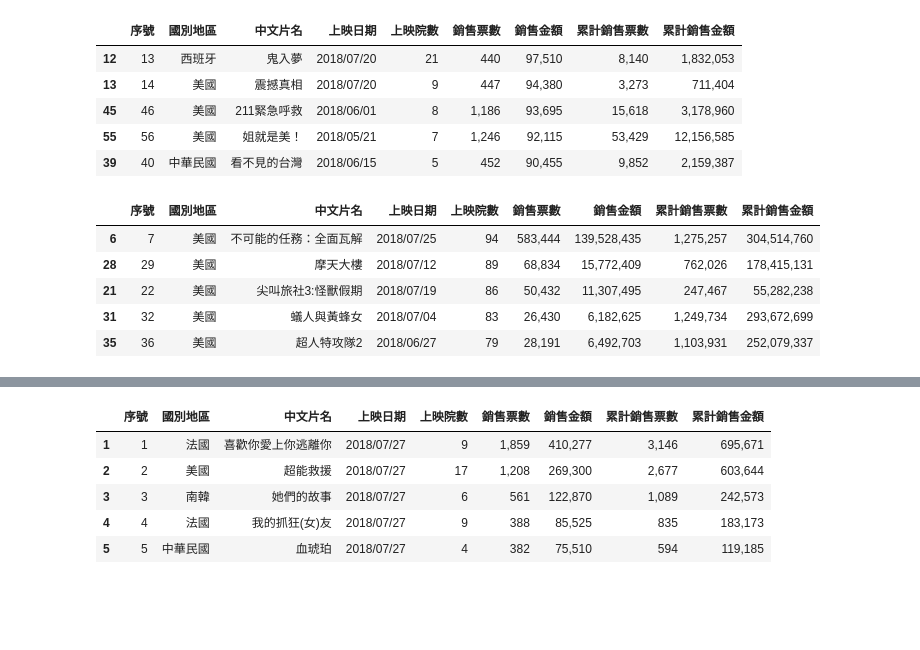
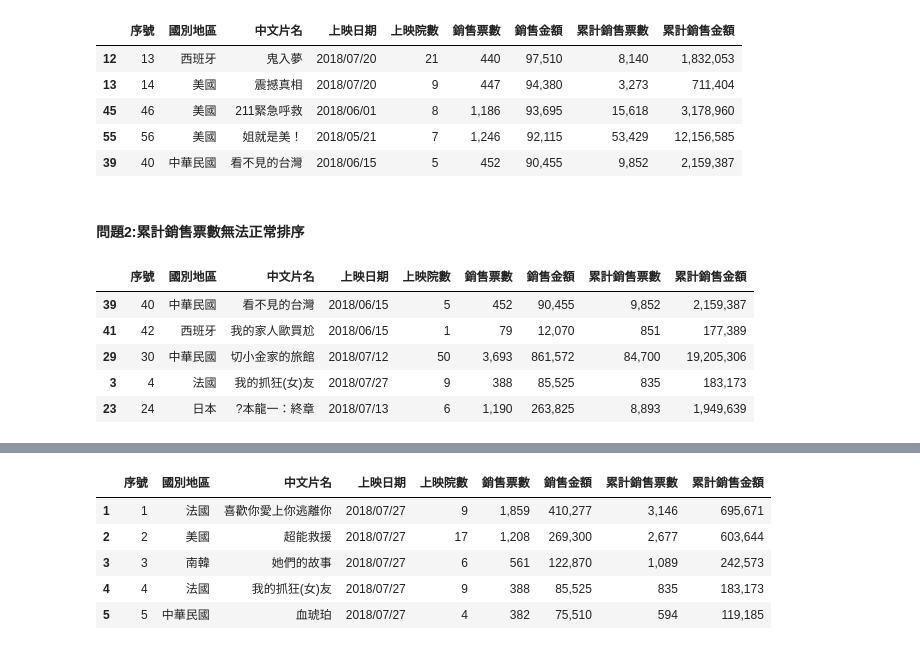
Before and after one commit to queenie150180/AMS-NCCU, a Jupyter notebook: Final/001.ipynb, the cells around one changed output, grey strips where cells are left out. Saved outputs shown, nothing was run; the diff lists cells and outputs as text; code cells hidden in the pictures; blank space fills up the shorter version.

```diff
--- a/Final/001.ipynb
+++ b/Final/001.ipynb
@@ -36,12 +60,14 @@ df1.sort_values(by="銷售金額",ascending=False).head()
 | 45 | 46 | 美國 | 211緊急呼救 | 2018/06/01 | 8 | 1,186 | 93,695 | 15,618 | 3,178,960 |
 | 55 | 56 | 美國 | 姐就是美！ | 2018/05/21 | 7 | 1,246 | 92,115 | 53,429 | 12,156,585 |
 | 39 | 40 | 中華民國 | 看不見的台灣 | 2018/06/15 | 5 | 452 | 90,455 | 9,852 | 2,159,387 |
+# %% [markdown]
+#### 問題2:累計銷售票數無法正常排序
 # %%
-df1.sort_values(by="上映院數",ascending=False).head()
+df1.sort_values(by="累計銷售票數",ascending=False).head()
 # %% [output]
 |  | 序號 | 國別地區 | 中文片名 | 上映日期 | 上映院數 | 銷售票數 | 銷售金額 | 累計銷售票數 | 累計銷售金額 |
-| 6 | 7 | 美國 | 不可能的任務：全面瓦解 | 2018/07/25 | 94 | 583,444 | 139,528,435 | 1,275,257 | 304,514,760 |
-| 28 | 29 | 美國 | 摩天大樓 | 2018/07/12 | 89 | 68,834 | 15,772,409 | 762,026 | 178,415,131 |
-| 21 | 22 | 美國 | 尖叫旅社3:怪獸假期 | 2018/07/19 | 86 | 50,432 | 11,307,495 | 247,467 | 55,282,238 |
-| 31 | 32 | 美國 | 蟻人與黃蜂女 | 2018/07/04 | 83 | 26,430 | 6,182,625 | 1,249,734 | 293,672,699 |
-| 35 | 36 | 美國 | 超人特攻隊2 | 2018/06/27 | 79 | 28,191 | 6,492,703 | 1,103,931 | 252,079,337 |
+| 39 | 40 | 中華民國 | 看不見的台灣 | 2018/06/15 | 5 | 452 | 90,455 | 9,852 | 2,159,387 |
+| 41 | 42 | 西班牙 | 我的家人歐買尬 | 2018/06/15 | 1 | 79 | 12,070 | 851 | 177,389 |
+| 29 | 30 | 中華民國 | 切小金家的旅館 | 2018/07/12 | 50 | 3,693 | 861,572 | 84,700 | 19,205,306 |
+| 3 | 4 | 法國 | 我的抓狂(女)友 | 2018/07/27 | 9 | 388 | 85,525 | 835 | 183,173 |
+| 23 | 24 | 日本 | ?本龍一：終章 | 2018/07/13 | 6 | 1,190 | 263,825 | 8,893 | 1,949,639 |
```
Also changed, not shown: parts of 7 cells of this notebook.
